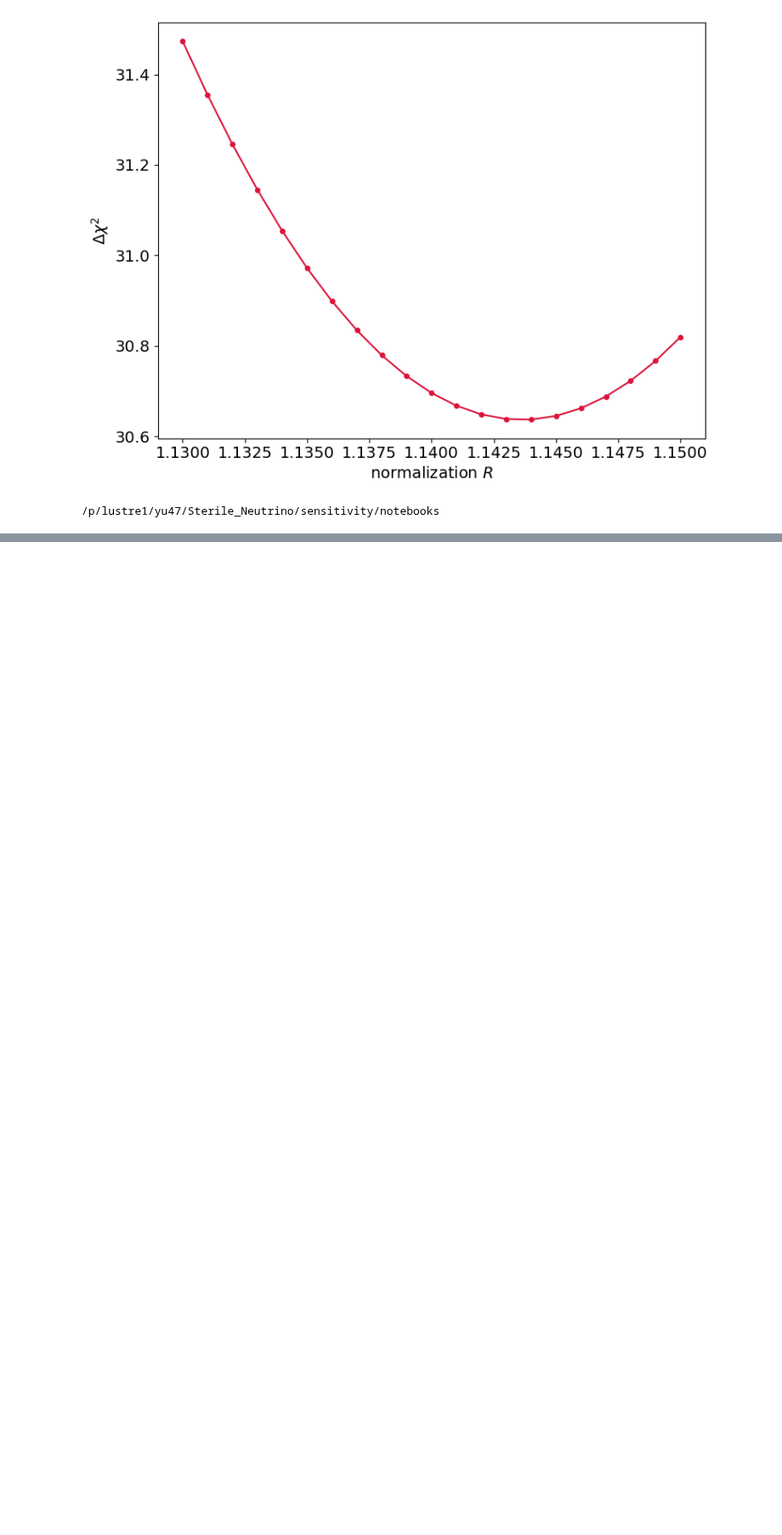
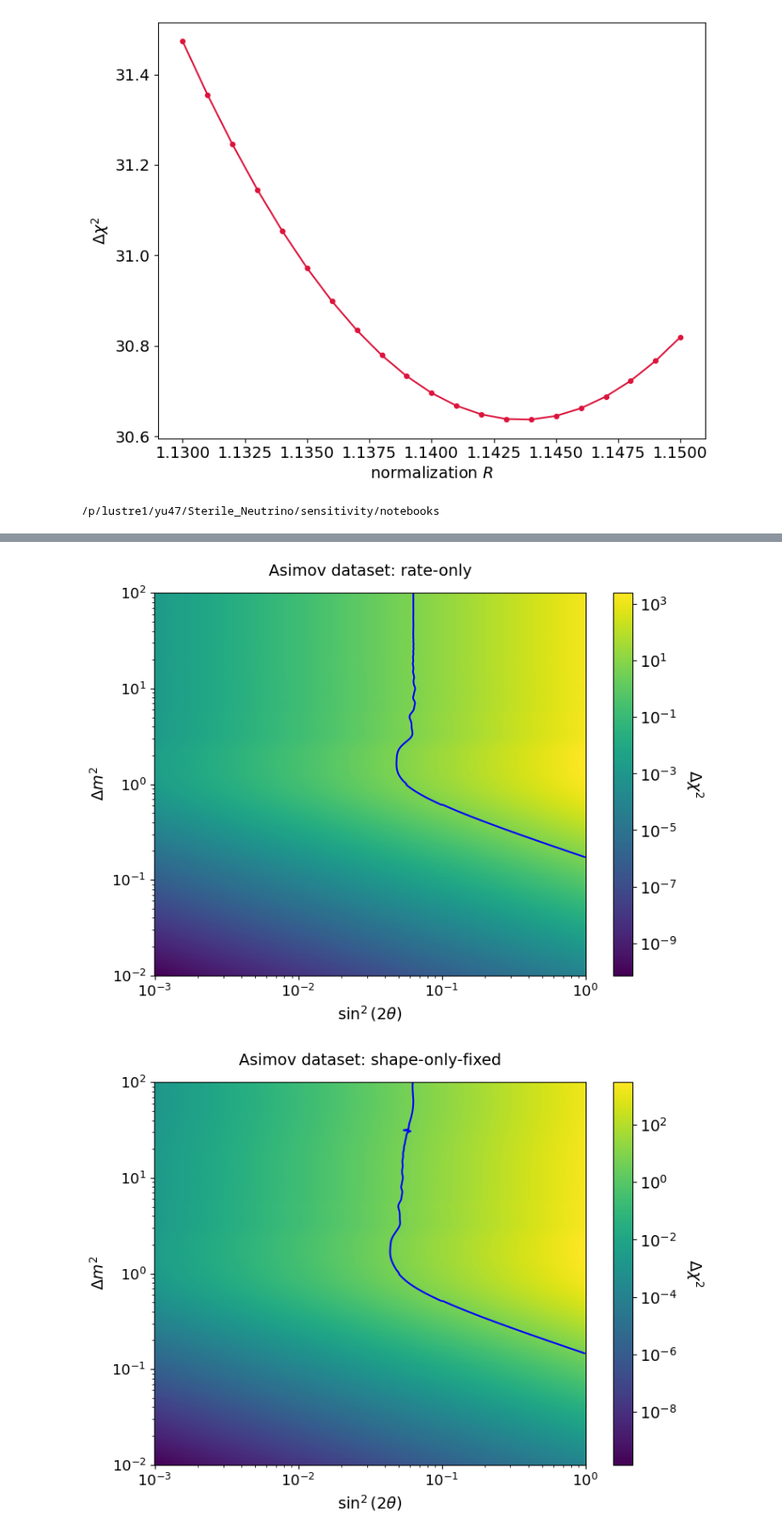
Before and after one commit to YMTheory/sensitivity, a Jupyter notebook: notebooks/test_Asimov_fitting.ipynb, the cells around one changed output, grey strips where cells are left out. Shown at 85% size. Cells and saved outputs as stored; diff of their text form; code cells hidden in the pictures; blank space fills up the shorter version.

```diff
--- a/notebooks/test_Asimov_fitting.ipynb
+++ b/notebooks/test_Asimov_fitting.ipynb
@@ -206,20 +216,3 @@ plt.tight_layout()
 !pwd
 # %% [output]
 /p/lustre1/yu47/Sterile_Neutrino/sensitivity/notebooks
-# %%
-import os
-import h5py as h5
-path = '/p/lustre1/yu47/Sterile_Neutrino/jobs/Fits/'
-
-dm2_arr = np.logspace(-2, 2, 400)
-sin2_arr = np.logspace(-3, 0, 300)
-
-for i in range(4):
-    for j in range(2):
-        filename = f'AsimovFit_shape-only-scan_dm2From{i-2}To{i-1}_sin2From{j-2}To{j-1}_dchi2.h5'
-        if not os.path.exists(path + filename):
-            print(f'{filename} does not exist!')
-
-        print(filename)
-        with h5.File(path+filename, 'r') as fin:
-            print(fin.keys())
@@ -230,0 +287,11 @@ AsimovFit_shape-only-scan_dm2From-2To-1_sin2From-1To0_dchi2.h5
+# %%
+dm2_rateonly, sin2_rateonly, dchi2_rateonly                         = load_2d_chi2map('rate-only', -2, 2, -3, 0)
+dm2_shapeonlyfixed, sin2_shapeonlyfixed, dchi2_shapeonlyfixed       = load_2d_chi2map('shape-only-fixed', -2, 2, -3, 0)
+dm2_shapeonlyscan, sin2_shapeonlyscan, dchi2_shapeonlyscan          = load_2d_chi2map('shape-only-scan', -2, 2, -3, 0)
+# %%
+f0, x0, y0 = plot_2d(dm2_rateonly, sin2_rateonly, [], dchi2_rateonly[::-1,:], method='rate-only', plotR=False, contour=True, levels=[ 5.991 ]); f0.savefig('../plots/Asimov_rate-only_binwidth3cm.pdf')
+f1, x1, y1 = plot_2d(dm2_shapeonlyfixed, sin2_shapeonlyfixed, [], dchi2_shapeonlyfixed[::-1,:], method='shape-only-fixed', plotR=False, contour=True, levels=[ 5.991 ]); f1.savefig('../plots/Asimov_shape-only-fixed_binwidth3cm.pdf')
+f2, x2, y2 = plot_2d(dm2_shapeonlyscan, sin2_shapeonlyscan, [], dchi2_shapeonlyscan[::-1,:], method='shape-only-scan', plotR=False, contour=True, levels=[ 5.991 ]); f2.savefig('../plots/Asimov_shape-only-scan_binwidth3cm.pdf')
+# %% [output]
+[figure, added]
+[figure, added]
```
Also changed, not shown: parts of 10 cells of this notebook.
